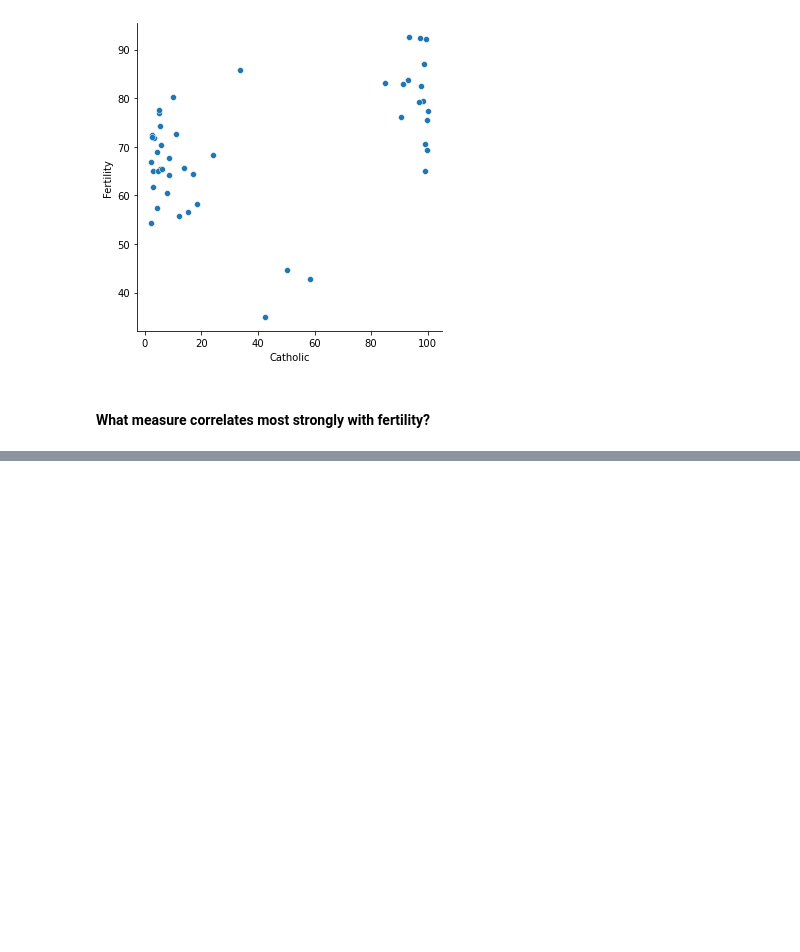
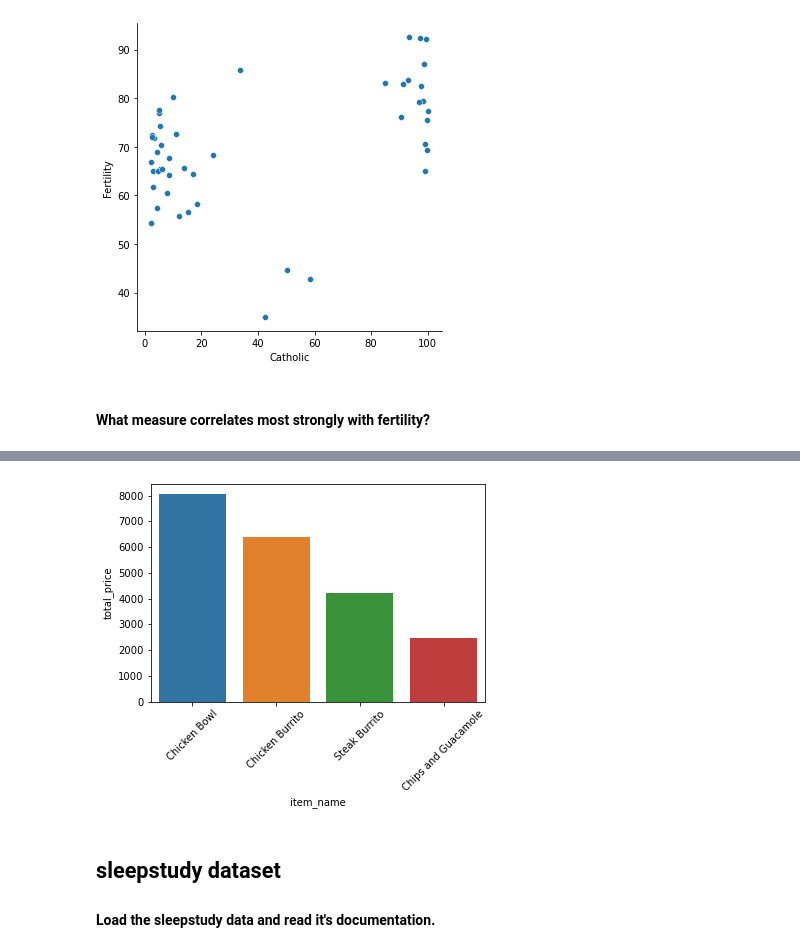
Before and after one commit to bensmith07/numpy-pandas-visualization-exercises, a Jupyter notebook: seaborn_exercises.ipynb, the cells around one changed output, grey strips where cells are left out. Drawn from its saved outputs; the diff is of its cells as text; code cells hidden in the pictures; blank space fills up the shorter version.

```diff
--- a/seaborn_exercises.ipynb
+++ b/seaborn_exercises.ipynb
@@ -244,0 +265,7 @@ swiss.head()
+# %%
+# convert item_price from string to float
+orders['item_price'] = orders.item_price.str.replace('$', '').astype('float')
+# %%
+# new column by multiplying item quantity by item price
+orders['total_price'] = orders.item_price * orders.quantity
+orders.head()
@@ -244,0 +279,4 @@ swiss.head()
+# %%
+# group data by item name, sum quantity and sum price
+orders_byitem = orders.groupby('item_name')[['quantity', 'total_price']].sum()
+orders_byitem.head()
@@ -244,0 +291,4 @@ swiss.head()
+# %%
+# get the four most popular items by quantity sold
+popular_items = orders_byitem.nlargest(n=4, columns='quantity', keep='all').sort_values('total_price', ascending=False)
+popular_items
@@ -244,0 +302,10 @@ swiss.head()
+# %%
+# plot the data
+sns.barplot(x=popular_items.index, y='total_price', data=popular_items)
+plt.xticks(rotation=45)
+plt.show()
+# %% [output]
+[figure, added]
+# %% [markdown]
+## sleepstudy dataset
+#### Load the sleepstudy data and read it's documentation.
```
Also changed, not shown: parts of 19 cells of this notebook, 1 other file.
